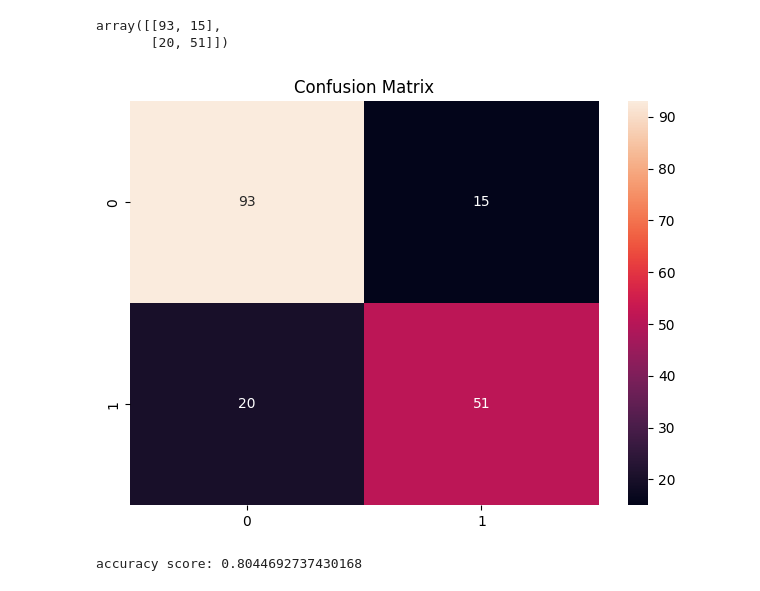
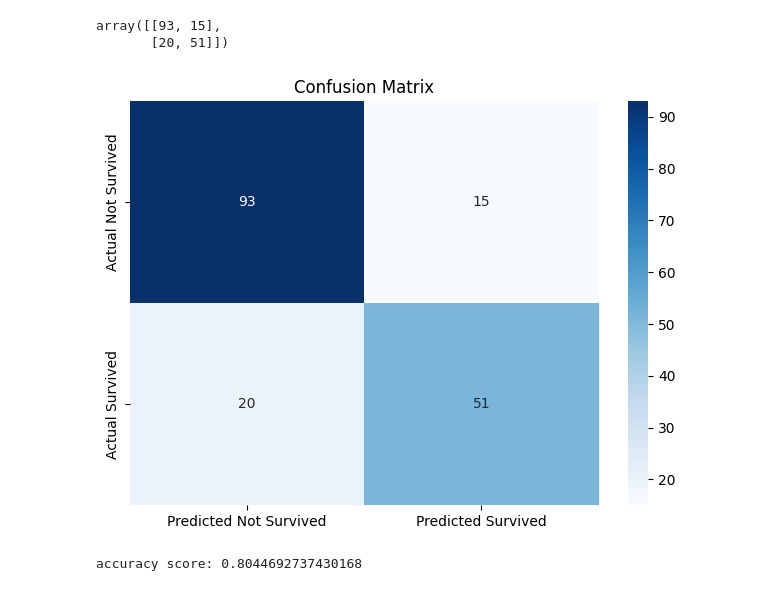
Before and after one commit to pkdc/titanic-survival-prediction, a Jupyter notebook: notebook/titanic.ipynb, the cells around one changed output. Saved outputs shown, nothing was run; the diff lists cells and outputs as text; code cells hidden in the pictures.

Commit message:
labrl conf matrix

```diff
--- a/notebook/titanic.ipynb
+++ b/notebook/titanic.ipynb
@@ -415,14 +415,16 @@ conf_matrix
 array([[93, 15],
        [20, 51]])
 # %%
-sns.heatmap(conf_matrix, annot=True)
+sns.heatmap(conf_matrix, annot=True, cmap='Blues',
+            xticklabels=['Predicted Not Survived', 'Predicted Survived'],
+            yticklabels=['Actual Not Survived', 'Actual Survived'],)
 
 plt.title('Confusion Matrix')
 plt.tight_layout()
 
 plt.savefig('../figures/confusion_matrix.jpeg')
 # %% [output]
-[figure, old version]
+[figure, new version]
 # %%
 accuracy = accuracy_score(y_val, y_pred)
 print(f'accuracy score: {accuracy}')
```
Also changed, not shown: 1 other file.
